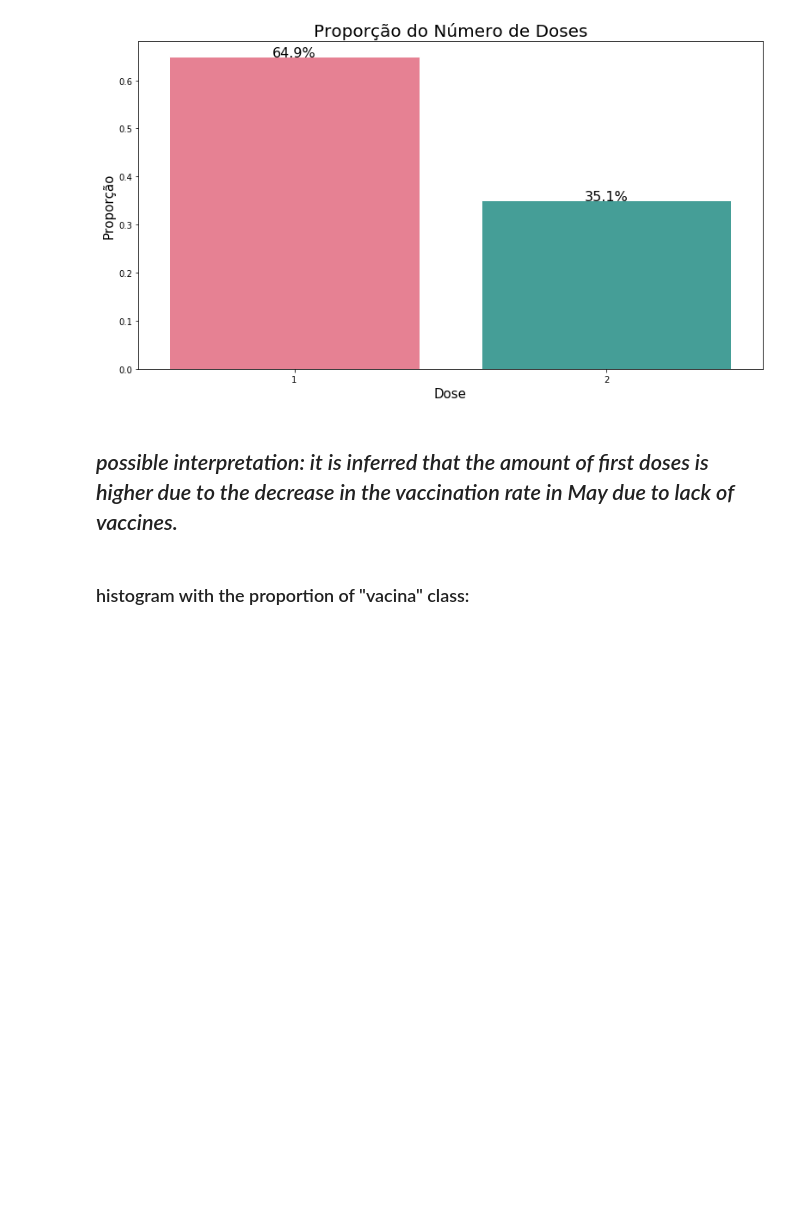
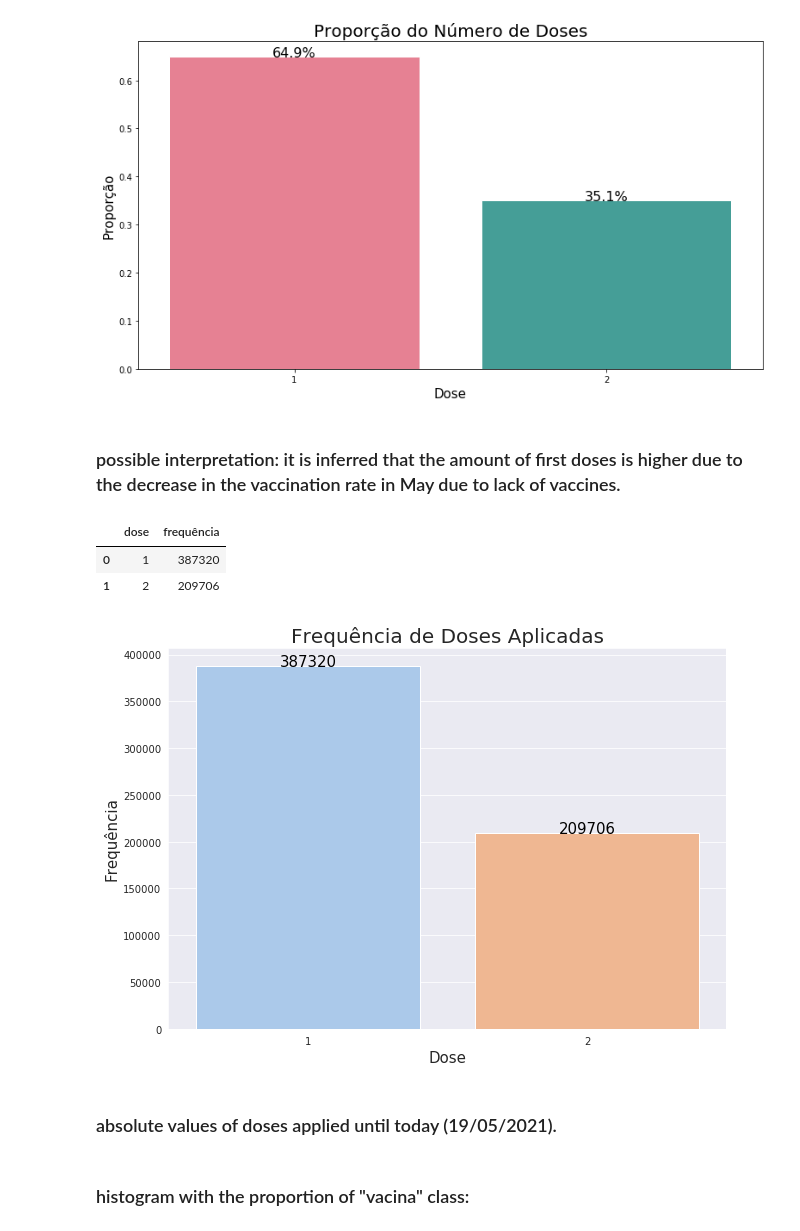
Before and after one commit to yvesemmanuel/analise_dados, a Jupyter notebook: analyses/may 19.ipynb, the cells around one changed output. Drawn from its saved outputs; the diff is of its cells as text; code cells hidden in the pictures; blank space fills up the shorter version.

```diff
--- a/analyses/may 19.ipynb
+++ b/analyses/may 19.ipynb
@@ -3,7 +3,7 @@
 # %%
 import pandas as pd
 # %%
-raw_data = pd.read_csv('vacinados.csv', sep= ';', encoding= 'ISO-8859-1')
+raw_data = pd.read_csv('vacinados - may 19.csv', sep= ';', encoding = 'ISO-8859-1')
 # %%
 raw_data.head()
 # %% [output]
@@ -124,7 +124,34 @@ plt.show()
 # %% [output]
 [figure]
 # %% [markdown]
-## *possible interpretation: it is inferred that the amount of first doses is higher due to the decrease in the vaccination rate in May due to lack of vaccines.*
+### possible interpretation: it is inferred that the amount of first doses is higher due to the decrease in the vaccination rate in May due to lack of vaccines.
+# %%
+doses_frequency = data["dose"].value_counts().reset_index()
+doses_frequency.columns = ["dose", "frequência"]
+doses_frequency.head()
+# %% [output]
+|  | dose | frequência |
+| 0 | 1 | 387320 |
+| 1 | 2 | 209706 |
+# %%
+fig, axis = plt.subplots(figsize = (10, 7))
+sns.set_style("darkgrid")
+sns.set_palette(sns.color_palette("pastel", 2))
+
+sns.barplot(x = "dose", y = "frequência", data = doses_frequency, ax = axis)
+
+plt.title("Frequência de Doses Aplicadas", fontsize = 20)
+plt.xlabel("Dose", fontsize = 15)
+plt.ylabel("Frequência", fontsize = 15)
+
+for index, row in doses_frequency.iterrows():
+    axis.text(index, row["frequência"], "{}".format(row["frequência"]), color = "black", ha = "center", fontsize = 15)
+
+plt.show()
+# %% [output]
+[figure, added]
+# %% [markdown]
+### absolute values of doses applied until today (19/05/2021).
 # %% [markdown]
 ### histogram with the proportion of "vacina" class:
 # %%
```
Also changed, not shown: parts of 2 cells of this notebook.
